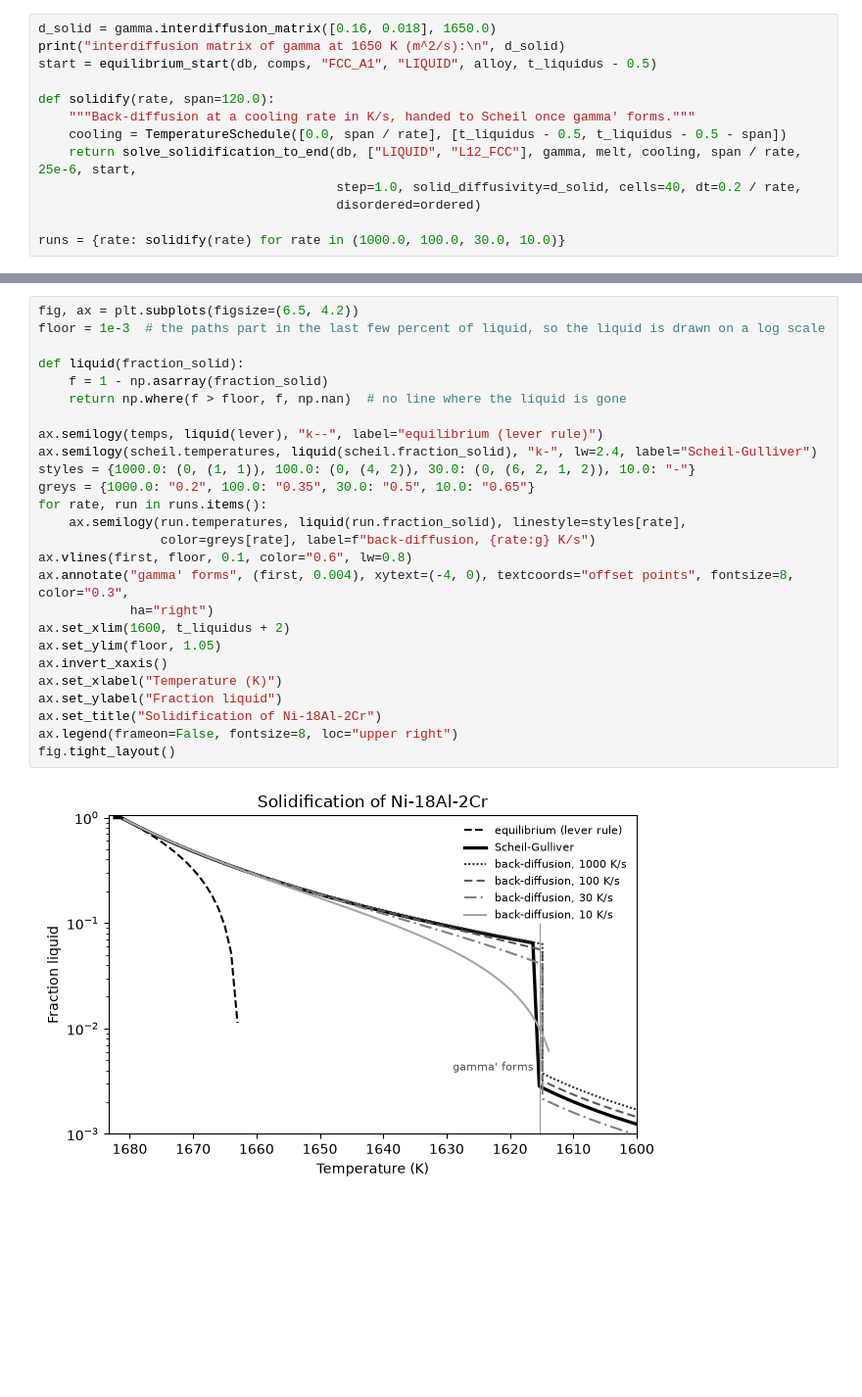
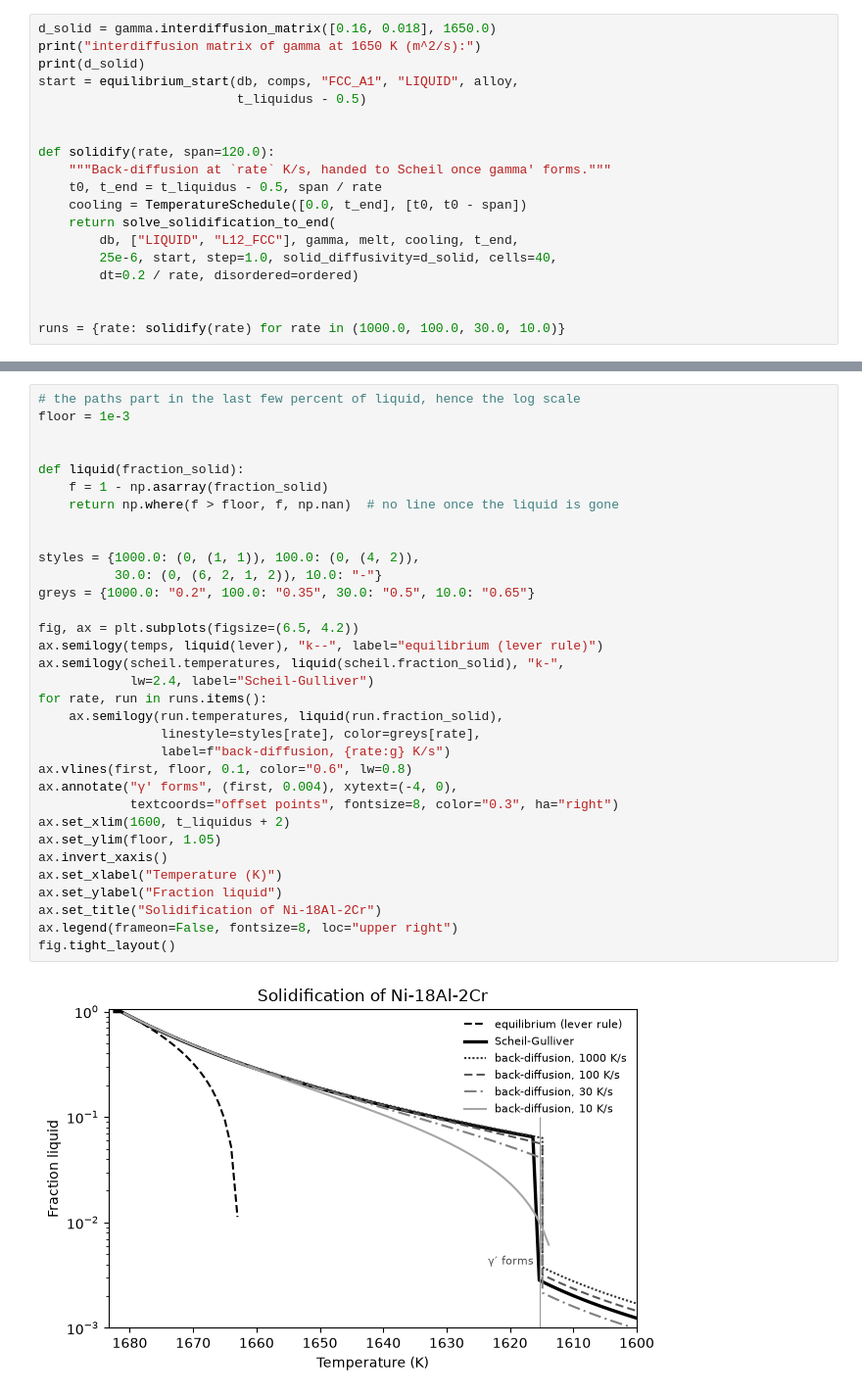
Before and after one commit to odinzen/janus-kinetics, a Jupyter notebook: notebooks/KineticsWithJanus/KineticsWithJanus.ipynb, the cells around one changed output, grey strips where cells are left out. Shown at 98% size. Cells and saved outputs as stored; diff of their text form; blank space fills up the shorter version.

```diff
--- a/notebooks/KineticsWithJanus/KineticsWithJanus.ipynb
+++ b/notebooks/KineticsWithJanus/KineticsWithJanus.ipynb
@@ -76,14 +94,20 @@ the solidus (1650 K).
 # %%
 d_solid = gamma.interdiffusion_matrix([0.16, 0.018], 1650.0)
-print("interdiffusion matrix of gamma at 1650 K (m^2/s):\n", d_solid)
-start = equilibrium_start(db, comps, "FCC_A1", "LIQUID", alloy, t_liquidus - 0.5)
+print("interdiffusion matrix of gamma at 1650 K (m^2/s):")
+print(d_solid)
+start = equilibrium_start(db, comps, "FCC_A1", "LIQUID", alloy,
+                          t_liquidus - 0.5)
+
 
 def solidify(rate, span=120.0):
-    """Back-diffusion at a cooling rate in K/s, handed to Scheil once gamma' forms."""
-    cooling = TemperatureSchedule([0.0, span / rate], [t_liquidus - 0.5, t_liquidus - 0.5 - span])
-    return solve_solidification_to_end(db, ["LIQUID", "L12_FCC"], gamma, melt, cooling, span / rate, 25e-6, start,
-                                       step=1.0, solid_diffusivity=d_solid, cells=40, dt=0.2 / rate,
-                                       disordered=ordered)
+    """Back-diffusion at `rate` K/s, handed to Scheil once gamma' forms."""
+    t0, t_end = t_liquidus - 0.5, span / rate
+    cooling = TemperatureSchedule([0.0, t_end], [t0, t0 - span])
+    return solve_solidification_to_end(
+        db, ["LIQUID", "L12_FCC"], gamma, melt, cooling, t_end,
+        25e-6, start, step=1.0, solid_diffusivity=d_solid, cells=40,
+        dt=0.2 / rate, disordered=ordered)
+
 
 runs = {rate: solidify(rate) for rate in (1000.0, 100.0, 30.0, 10.0)}
 # %% [output]
@@ -92,30 +116,37 @@ interdiffusion matrix of gamma at 1650 K (m^2/s):
  [2.03264156e-13 6.44814141e-13]]
 # %%
-fig, ax = plt.subplots(figsize=(6.5, 4.2))
-floor = 1e-3  # the paths part in the last few percent of liquid, so the liquid is drawn on a log scale
+# the paths part in the last few percent of liquid, hence the log scale
+floor = 1e-3
+
 
 def liquid(fraction_solid):
     f = 1 - np.asarray(fraction_solid)
-    return np.where(f > floor, f, np.nan)  # no line where the liquid is gone
+    return np.where(f > floor, f, np.nan)  # no line once the liquid is gone
 
+
+styles = {1000.0: (0, (1, 1)), 100.0: (0, (4, 2)),
+          30.0: (0, (6, 2, 1, 2)), 10.0: "-"}
+greys = {1000.0: "0.2", 100.0: "0.35", 30.0: "0.5", 10.0: "0.65"}
+
+fig, ax = plt.subplots(figsize=(6.5, 4.2))
 ax.semilogy(temps, liquid(lever), "k--", label="equilibrium (lever rule)")
-ax.semilogy(scheil.temperatures, liquid(scheil.fraction_solid), "k-", lw=2.4, label="Scheil-Gulliver")
-styles = {1000.0: (0, (1, 1)), 100.0: (0, (4, 2)), 30.0: (0, (6, 2, 1, 2)), 10.0: "-"}
-greys = {1000.0: "0.2", 100.0: "0.35", 30.0: "0.5", 10.0: "0.65"}
+ax.semilogy(scheil.temperatures, liquid(scheil.fraction_solid), "k-",
+            lw=2.4, label="Scheil-Gulliver")
 for rate, run in runs.items():
-    ax.semilogy(run.temperatures, liquid(run.fraction_solid), linestyle=styles[rate],
-                color=greys[rate], label=f"back-diffusion, {rate:g} K/s")
+    ax.semilogy(run.temperatures, liquid(run.fraction_solid),
+                linestyle=styles[rate], color=greys[rate],
+                label=f"back-diffusion, {rate:g} K/s")
 ax.vlines(first, floor, 0.1, color="0.6", lw=0.8)
-ax.annotate("gamma' forms", (first, 0.004), xytext=(-4, 0), textcoords="offset points", fontsize=8, color="0.3",
-            ha="right")
+ax.annotate("γ′ forms", (first, 0.004), xytext=(-4, 0),
+            textcoords="offset points", fontsize=8, color="0.3", ha="right")
 ax.set_xlim(1600, t_liquidus + 2)
 ax.set_ylim(floor, 1.05)
 ax.invert_xaxis()
 ax.set_xlabel("Temperature (K)")
 ax.set_ylabel("Fraction liquid")
 ax.set_title("Solidification of Ni-18Al-2Cr")
 ax.legend(frameon=False, fontsize=8, loc="upper right")
 fig.tight_layout()
 # %% [output]
-[figure, old version]
+[figure, new version]
 # %%
```
Also changed, not shown: parts of 10 cells of this notebook.
